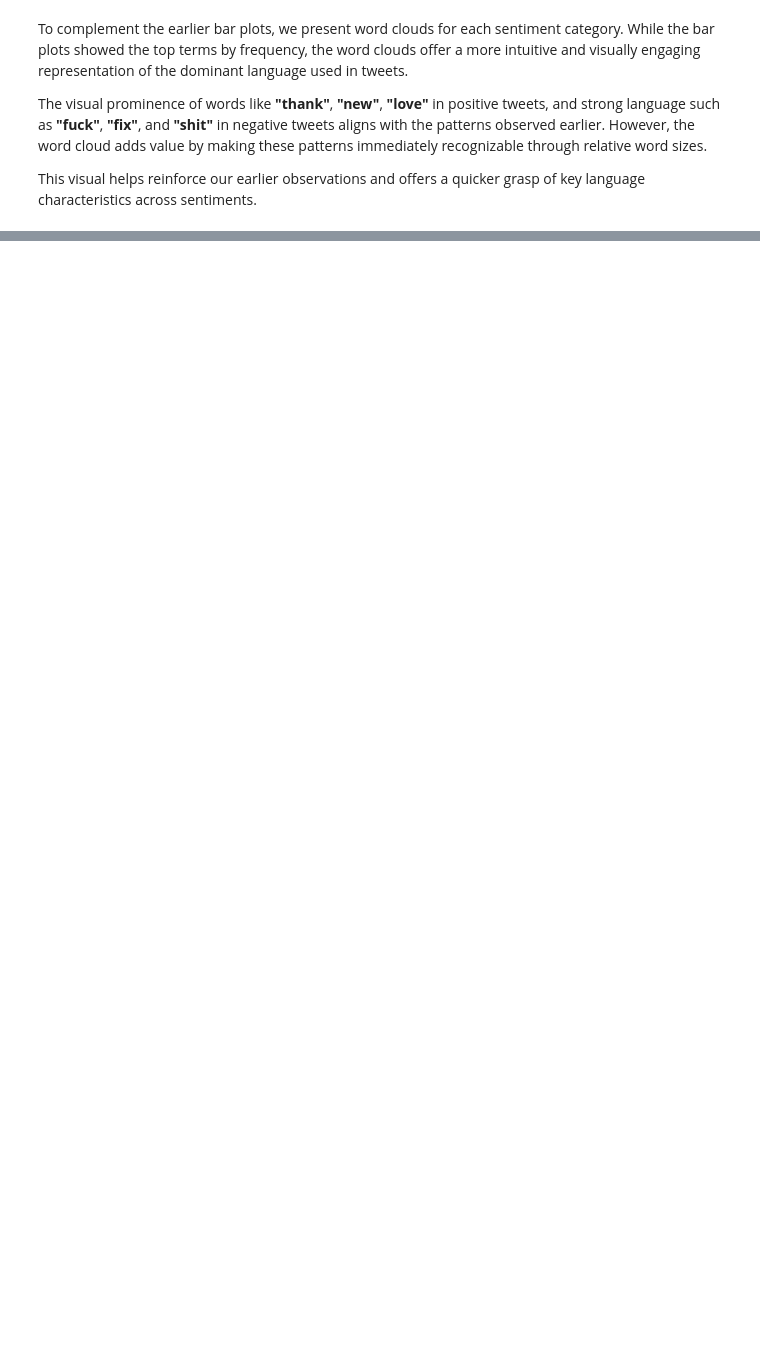
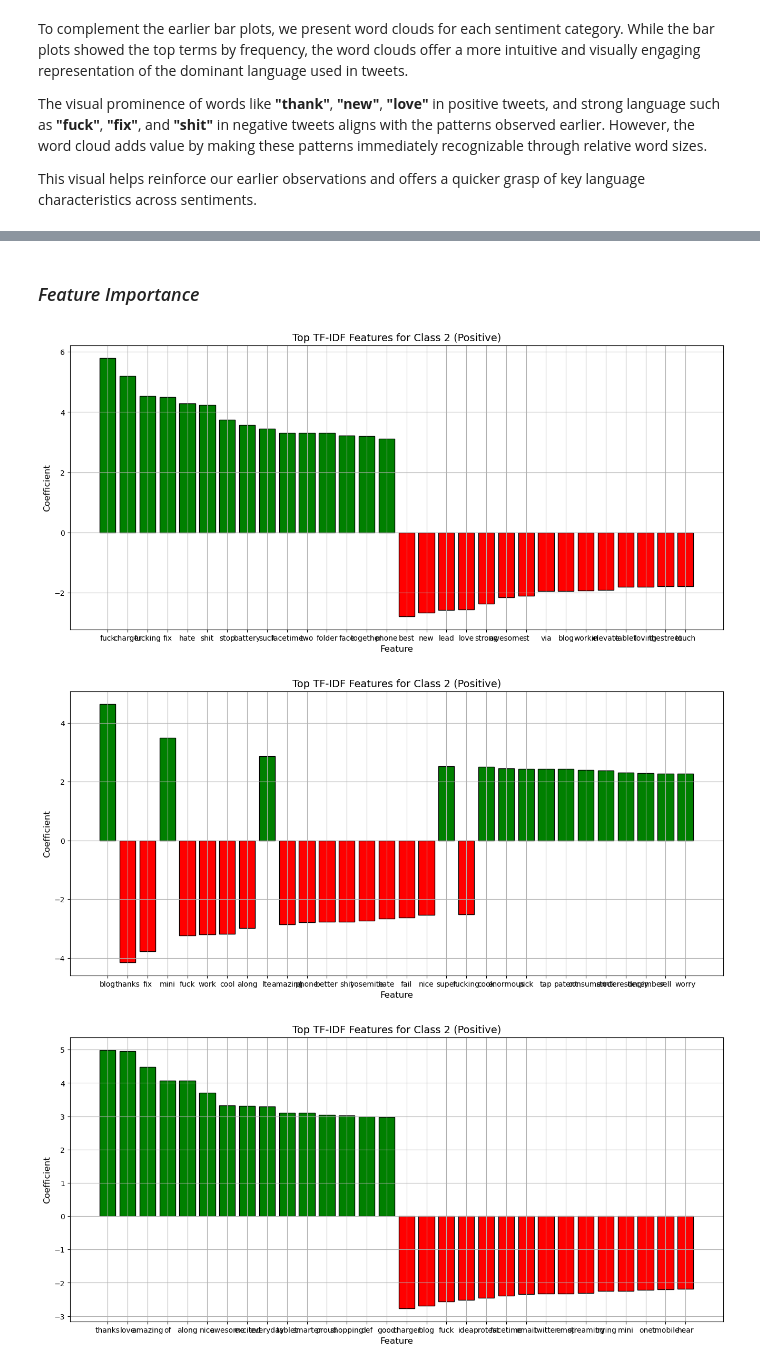
Before and after one commit to kev-analytic/apple-twitter-sentiment-analysis, a Jupyter notebook: index.ipynb, the cells around one changed output, grey strips where cells are left out. Cells and saved outputs as stored; diff of their text form; code cells hidden in the pictures; blank space fills up the shorter version.

```diff
--- a/index.ipynb
+++ b/index.ipynb
@@ -577,0 +586,4 @@ This visual helps reinforce our earlier observations and offers a quicker grasp
+# %%
+#defining predictors and target
+X=df_clean["lemmas_filtered"]
+y=df_clean["sentiment"]
@@ -577,0 +1388,46 @@ This visual helps reinforce our earlier observations and offers a quicker grasp
+# %% [markdown]
+### *Feature Importance*
+# %%
+# Extract fitted TfidfVectorizer and classifier from the pipeline
+vectorizer = best_models['LogisticRegression'].named_steps['tfidf']
+classifier = best_models['LogisticRegression'].named_steps['clf']
+
+# Get feature names and corresponding coefficients
+feature_names = vectorizer.get_feature_names_out()
+coefficients = classifier.coef_  # shape: (n_classes, n_features)
+
+# For multiclass, we analyze importance per class
+n_classes = coefficients.shape[0]
+top_n = 15  # Top features per class
+
+# Plot top features per class
+for class_index in range(n_classes):
+    class_coef = coefficients[class_index]
+    top_pos_indices = np.argsort(class_coef)[-top_n:]
+    top_neg_indices = np.argsort(class_coef)[:top_n]
+
+    top_features = pd.DataFrame({
+        'Feature': feature_names[np.concatenate([top_neg_indices, top_pos_indices])],
+        'Coefficient': class_coef[np.concatenate([top_neg_indices, top_pos_indices])]
+    })
+
+    top_features['Importance'] = top_features['Coefficient'].abs()
+    top_features = top_features.sort_values(by='Importance', ascending=False)
+
+    sentiment_label = {0: "Negative", 1: "Neutral", 2: "Positive"}[class_index]
+
+    # Plot using your Plot class
+    p = Plot()
+    p.bar(
+     x=top_features['Feature'],
+     height=top_features['Coefficient'],
+     title="Top TF-IDF Features for Class 2 (Positive)",
+     xlabel="Feature",
+     ylabel="Coefficient",
+     color=['green' if c > 0 else 'red' for c in top_features['Coefficient']],
+     figsize=(16, 7)
+)
+# %% [output]
+[figure, added]
+[figure, added]
+[figure, added]
```
Also changed, not shown: parts of 56 cells of this notebook.
